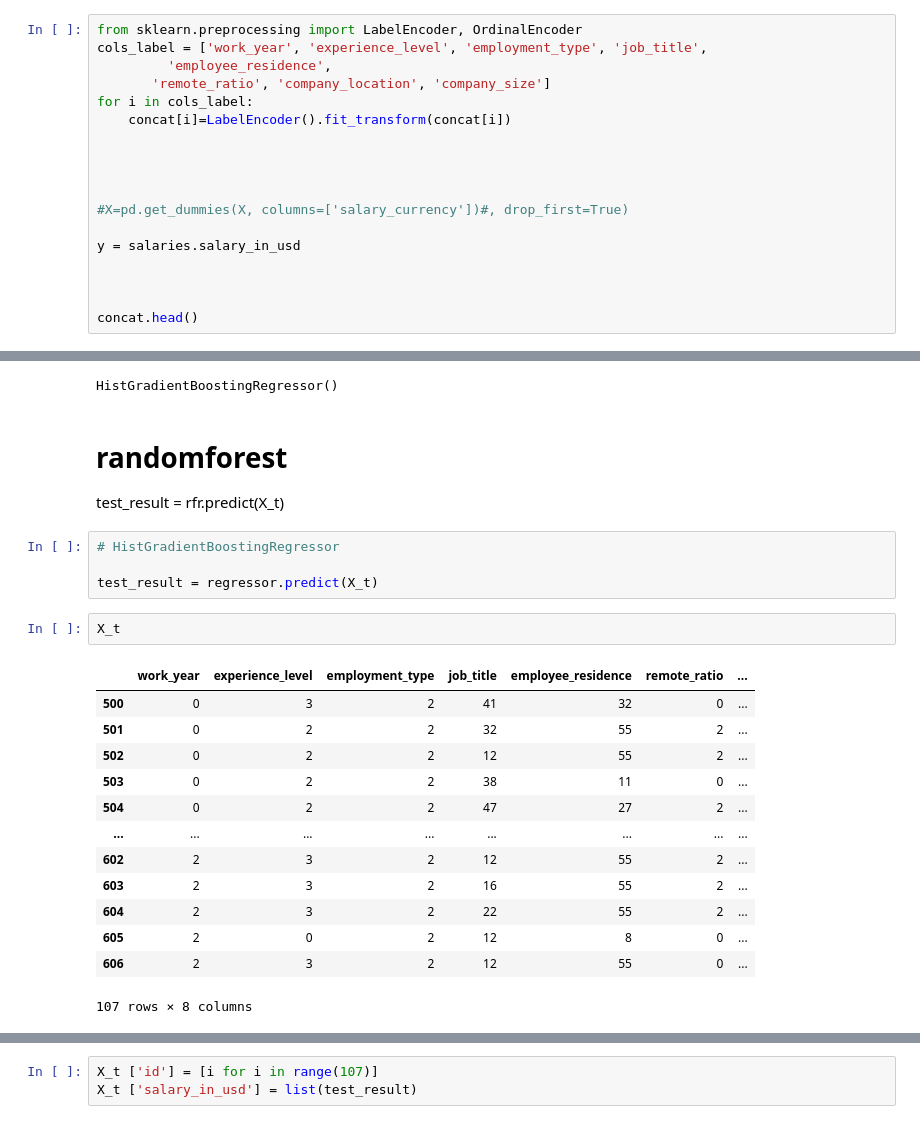
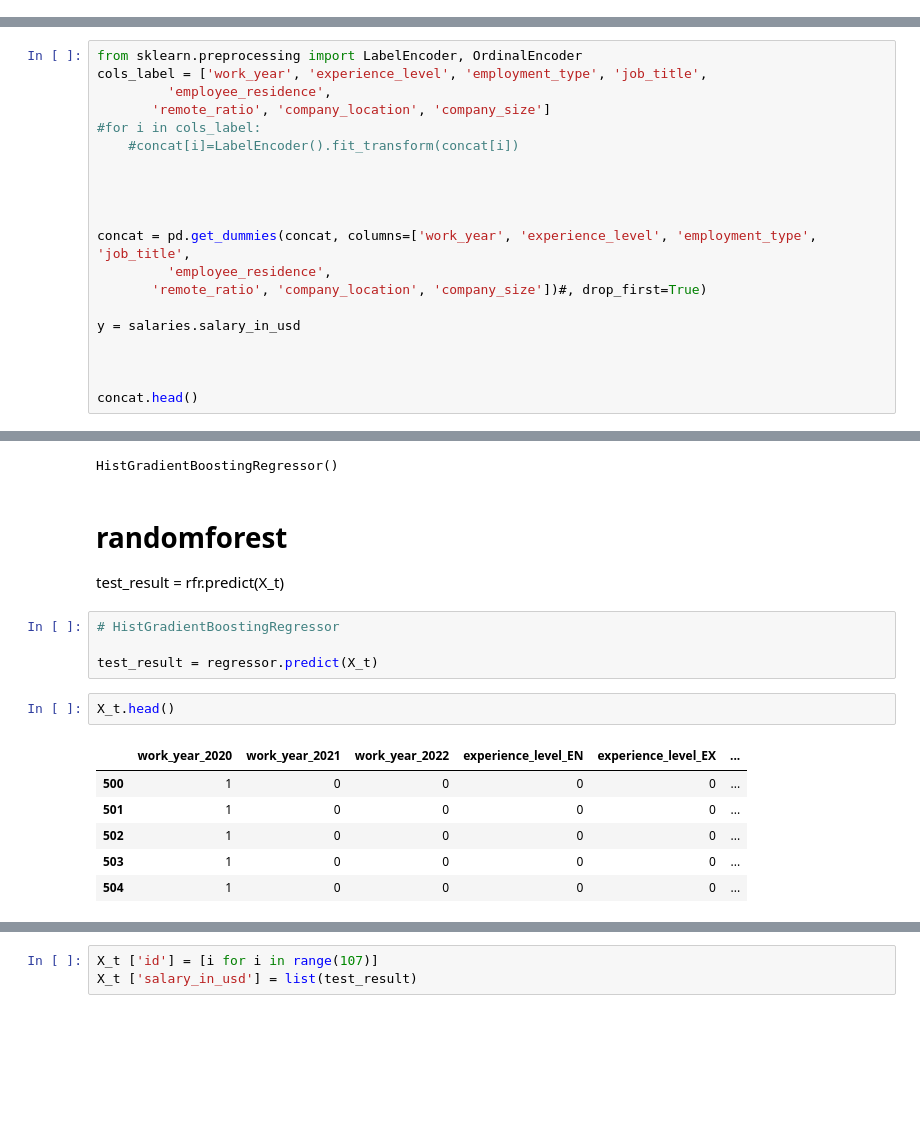
Before and after one commit to pombo7676/w6-Kaggle-Competition-Machine-Learning, a Jupyter notebook: MyCode/Main.ipynb, the cells around one changed output, grey strips where cells are left out. Cells and saved outputs as stored; diff of their text form; blank space fills up the shorter version.

```diff
--- a/MyCode/Main.ipynb
+++ b/MyCode/Main.ipynb
@@ -352,21 +343,3 @@ concat
 | 605 | 2022 | EN | FT | Data Analyst | CA | 0 | ... |
 | 606 | 2022 | SE | FT | Data Analyst | US | 0 | ... |
 607 rows × 8 columns
-# %%
-from sklearn.preprocessing import LabelEncoder, OrdinalEncoder
-cols_label = ['work_year', 'experience_level', 'employment_type', 'job_title',
-         'employee_residence',
-       'remote_ratio', 'company_location', 'company_size']
-for i in cols_label:
-    concat[i]=LabelEncoder().fit_transform(concat[i])
-
-
-
-
-#X=pd.get_dummies(X, columns=['salary_currency'])#, drop_first=True)
-
-y = salaries.salary_in_usd
-
-
-
-concat.head()
@@ -379,0 +364,20 @@ concat.head()
+# %%
+from sklearn.preprocessing import LabelEncoder, OrdinalEncoder
+cols_label = ['work_year', 'experience_level', 'employment_type', 'job_title',
+         'employee_residence',
+       'remote_ratio', 'company_location', 'company_size']
+#for i in cols_label:
+    #concat[i]=LabelEncoder().fit_transform(concat[i])
+
+
+
+
+concat = pd.get_dummies(concat, columns=['work_year', 'experience_level', 'employment_type', 'job_title',
+         'employee_residence',
+       'remote_ratio', 'company_location', 'company_size'])#, drop_first=True)
+
+y = salaries.salary_in_usd
+
+
+
+concat.head()
@@ -612,28 +611,21 @@ regressor =  HistGradientBoostingRegressor()
 regressor.fit(X, y)
 # %% [output]
 HistGradientBoostingRegressor()
-# %% [markdown]
-# randomforest
-
-test_result = rfr.predict(X_t)
-# %%
-# HistGradientBoostingRegressor
-
-test_result = regressor.predict(X_t)
+# %% [markdown]
+# randomforest
+
+test_result = rfr.predict(X_t)
+# %%
+# HistGradientBoostingRegressor
+
+test_result = regressor.predict(X_t)
 # %%
-X_t
+X_t.head()
 # %% [output]
-|  | work_year | experience_level | employment_type | job_title | employee_residence | remote_ratio | ... |
-| 500 | 0 | 3 | 2 | 41 | 32 | 0 | ... |
-| 501 | 0 | 2 | 2 | 32 | 55 | 2 | ... |
-| 502 | 0 | 2 | 2 | 12 | 55 | 2 | ... |
-| 503 | 0 | 2 | 2 | 38 | 11 | 0 | ... |
-| 504 | 0 | 2 | 2 | 47 | 27 | 2 | ... |
-| ... | ... | ... | ... | ... | ... | ... | ... |
-| 602 | 2 | 3 | 2 | 12 | 55 | 2 | ... |
-| 603 | 2 | 3 | 2 | 16 | 55 | 2 | ... |
-| 604 | 2 | 3 | 2 | 22 | 55 | 2 | ... |
-| 605 | 2 | 0 | 2 | 12 | 8 | 0 | ... |
-| 606 | 2 | 3 | 2 | 12 | 55 | 0 | ... |
+|  | work_year_2020 | work_year_2021 | work_year_2022 | experience_level_EN | experience_level_EX | ... |
+| 500 | 1 | 0 | 0 | 0 | 0 | ... |
+| 501 | 1 | 0 | 0 | 0 | 0 | ... |
+| 502 | 1 | 0 | 0 | 0 | 0 | ... |
+| 503 | 1 | 0 | 0 | 0 | 0 | ... |
+| 504 | 1 | 0 | 0 | 0 | 0 | ... |
-107 rows × 8 columns
 # %%
```
Also changed, not shown: parts of 18 cells of this notebook, 3 other files.
